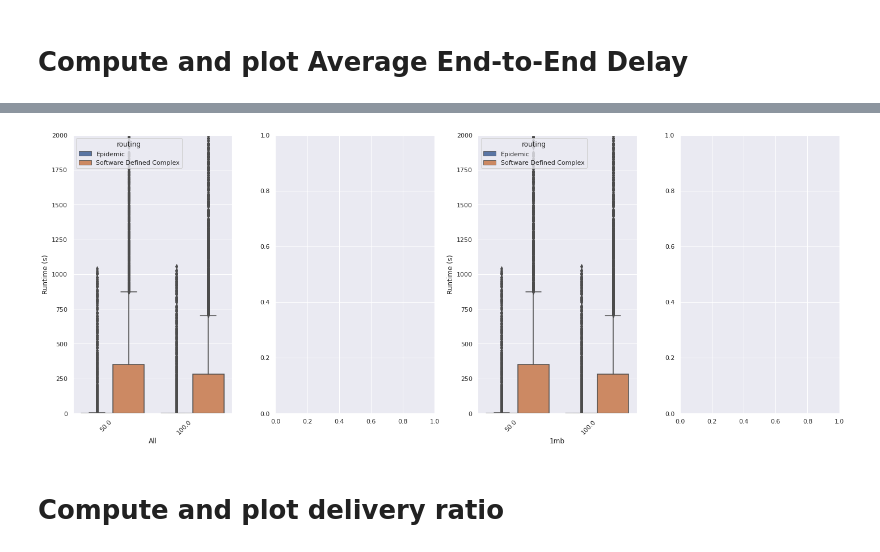
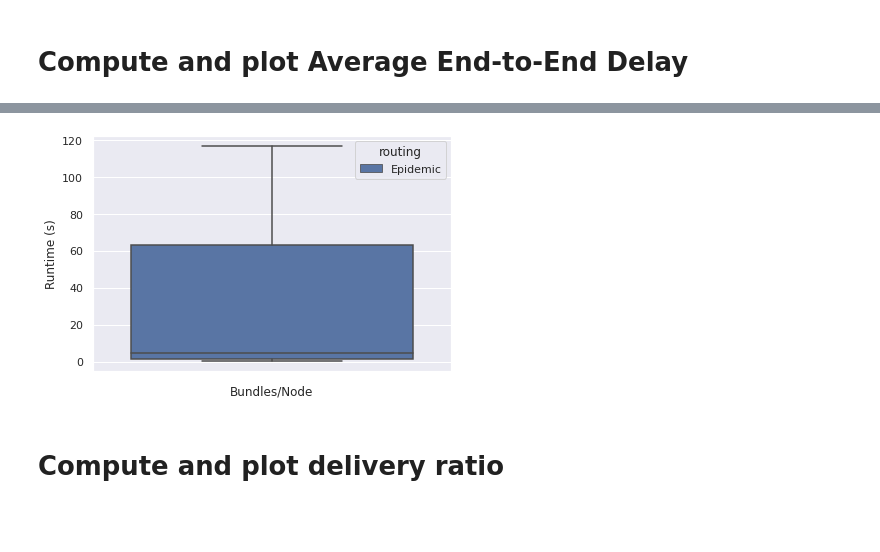
Before and after one commit to umr-ds/progdtn-evaluation, a Jupyter notebook: evaluation/paper/runtimes.ipynb, the cells around one changed output, grey strips where cells are left out. Saved outputs shown, nothing was run; the diff lists cells and outputs as text; code cells hidden in the pictures; blank space fills up the shorter version.

```diff
--- a/evaluation/paper/runtimes.ipynb
+++ b/evaluation/paper/runtimes.ipynb
@@ -46,3 +23,16 @@ payload_labels = ["all", "1KB", "1MB", "10MB"]
+# %%
+experiment_path = pathlib.Path(f"/home/jovyan/work/binary_files/142/")
+
+color_mapping = {
+    'Epidemic': 'C0',
+    'Software Defined Complex': 'C1',
+}
+
+groups = [
+    ["Epidemic", "Software Defined Complex"]
+]
+
+order = ["Epidemic", 'Software Defined Complex']
 # %%
 def progress_bar(current, maximum):
     executed_percent = int(round((current / maximum) * 100))
@@ -64,6 +54,6 @@ Parsing /home/jovyan/work/binary_files/81/ids/703
 Parsing done
 # %%
-types = node_types(scenario_path="/home/jovyan/work/scenarios/wanderwege/wanderwege.xml")
+types = node_types(scenario_path="/home/jovyan/work/scenarios/responders/responders.xml")
 type_frame = pd.DataFrame(types.items(), columns=["node", "node_type"])
 # %%
 merged_df = raw_events.merge(type_frame, how="left", on="node")
@@ -71,11 +61,6 @@ merged_df = raw_events.merge(type_frame, how="left", on="node")
 # REPLACE NAMES
 # SHOULD BE MOVED TO PARSING!
 merged_df.loc[merged_df['routing'] == 'epidemic', 'routing'] = 'Epidemic'
-merged_df.loc[merged_df['routing'] == 'binary_spray', 'routing'] = 'Binary Spray & Wait'
-merged_df.loc[merged_df['routing'] == 'prophet', 'routing'] = 'Prophet'
-merged_df.loc[merged_df['routing'] == 'dtlsr', 'routing'] = 'DTLSR'
-merged_df.loc[merged_df['routing'] == 'context_epidemic', 'routing'] = 'Software Defined\nEpidemic'
-merged_df.loc[merged_df['routing'] == 'context_spray', 'routing'] = 'Software Defined\nBinary Spray & Wait'
 merged_df.loc[merged_df['routing'] == 'context_complex', 'routing'] = 'Software Defined Complex'
 # %%
 # FILL ALL NAs WITH THE ACTUAL SIZE OF THE BUNDLE.
@@ -321,35 +179,18 @@ experiment_runtimes.head(20)
 # %%
 def plot_runtimes(df):
-    fig, axs = plt.subplots(1,4, figsize=(20, 8))
+    ax = sns.boxplot(x="bundles_per_node", y="runtime", data=df, hue="routing")
 
-    for label, ax in zip(payload_labels, axs):
-        if label == 'all':
-            data = df
-        elif label == '1KB':
-            data = df[df["payload_size"] == 1000]
-            continue
-        elif label == '1MB':
-            data = df[df["payload_size"] == 1000000]
-        elif label == '10MB':
-            data = df[df["payload_size"] == 10000000]
-            continue
+    ax.set(xlabel="Bundles/Node" , ylabel='Runtime (s)')
+    ax.set_xticklabels(
+        ""
+    )
 
-        sns.boxplot(x="bundles_per_node", y="runtime", data=data, ax=ax, hue="routing")
-
-        ax.set(xlabel=label.capitalize() , ylabel='Runtime (s)', ylim=[0,2000])
-        ax.set_xticklabels(
-            ax.get_xticklabels(),
-            rotation=45,
-            horizontalalignment='right',
-            fontweight='light',
-        )
-
-    fig.tight_layout()
-    fig.savefig("/home/jovyan/work/evaluation/paper/figures/runtimes.pdf")
+    plt.tight_layout()
+    plt.savefig("/home/jovyan/work/evaluation/paper/figures/runtimes.pdf")
 
 plot_runtimes(experiment_runtimes)
 # %% [output]
-[figure, old version]
+[figure, new version]
 # %% [markdown]
 # Compute and plot delivery ratio
 # %%
```
Also changed, not shown: parts of 15 cells of this notebook, 6 other files.
